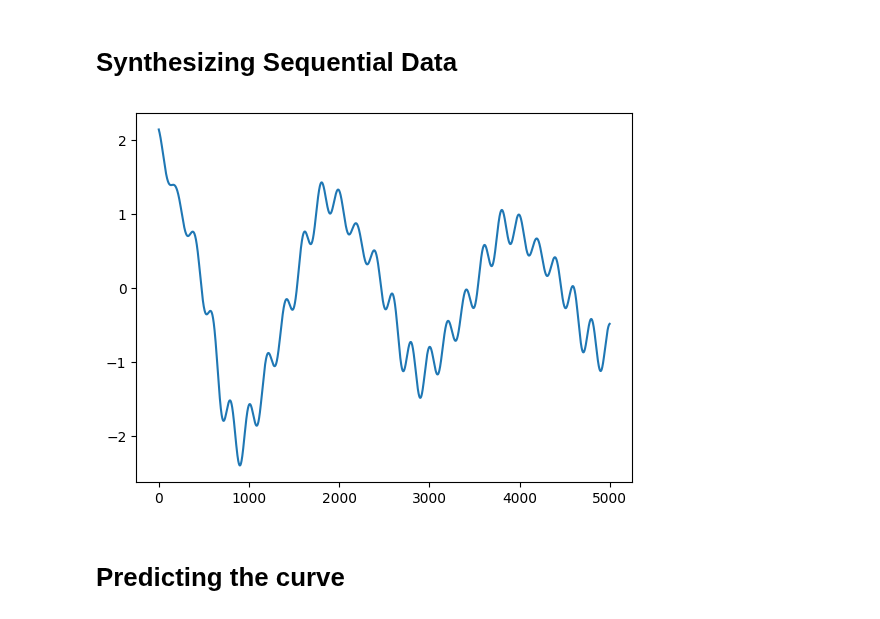
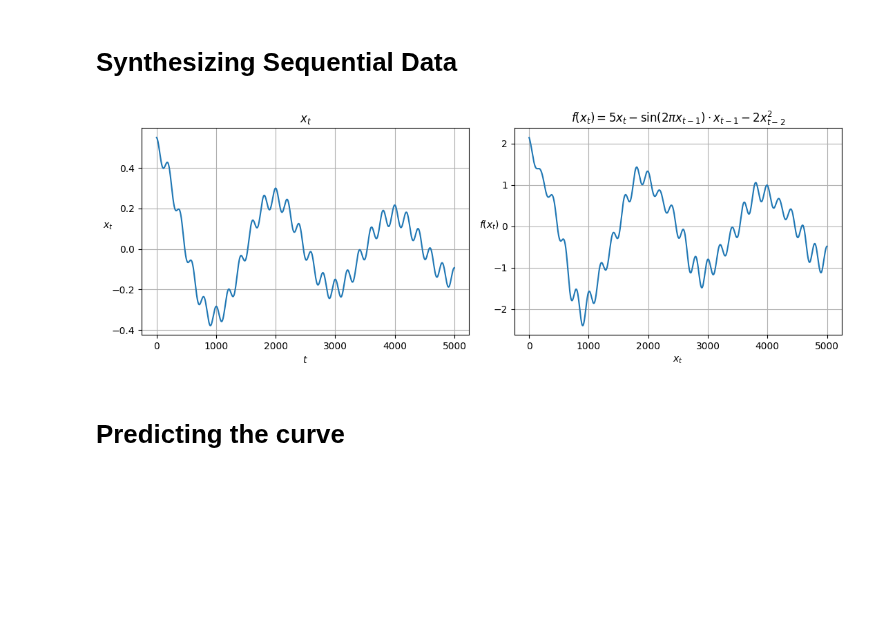
Before and after one commit to Ngoc-Cac/Deep-Learning-with-PyTorch, a Jupyter notebook: Topics/Recurrent Neural Network/Simple RNN/1. RNN.ipynb, the cells around one changed output. Saved outputs shown, nothing was run; the diff lists cells and outputs as text; code cells hidden in the pictures; blank space fills up the shorter version.

Commit message:
update graph annotation

```diff
--- a/Topics/Recurrent Neural Network/Simple RNN/1. RNN.ipynb
+++ b/Topics/Recurrent Neural Network/Simple RNN/1. RNN.ipynb
@@ -55,15 +55,32 @@ delta = total_secs / (sampling_rate * total_secs)
 
 x = torch.linspace(0, total_secs, sampling_rate * total_secs)
 wave = lambda x: torch.cos(torch.pi * x) / (x + 2) + 0.05 * torch.cos(2 * torch.pi * x * 5)
-data = (5 * wave(x) -
+data = (
+    5 * wave(x) -
     torch.sin(2 * torch.pi * (x - delta)) * wave(x - delta) -
     2 * wave(x - 2 * delta) ** 2
-    # + .5 * wave(x - 3 * delta) ** 2
 )
-
-plt.plot(data);
-# %% [output]
-[figure, removed]
+# %%
+fig = plt.figure(figsize=(11, 4))
+axes = fig.subplots(1, 2)
+
+
+axes[0].set_title(r'$x_t$')
+axes[0].plot(wave(x))
+axes[0].set_xlabel(r'$t$')
+axes[0].set_ylabel(r'$x_t$', rotation=0)
+axes[0].grid()
+
+
+axes[1].set_title(r'$f(x_t)=5x_t - \sin(2\pi x_{t-1})\cdot x_{t-1} - 2x_{t-2}^2$')
+axes[1].plot(data)
+axes[1].set_xlabel(r'$x_t$')
+axes[1].set_ylabel(r'$f(x_t)$', rotation=0)
+axes[1].grid()
+
+fig.tight_layout();
+# %% [output]
+[figure, added]
 # %%
 class WaveDataset(Dataset):
     def __init__(self,
```
